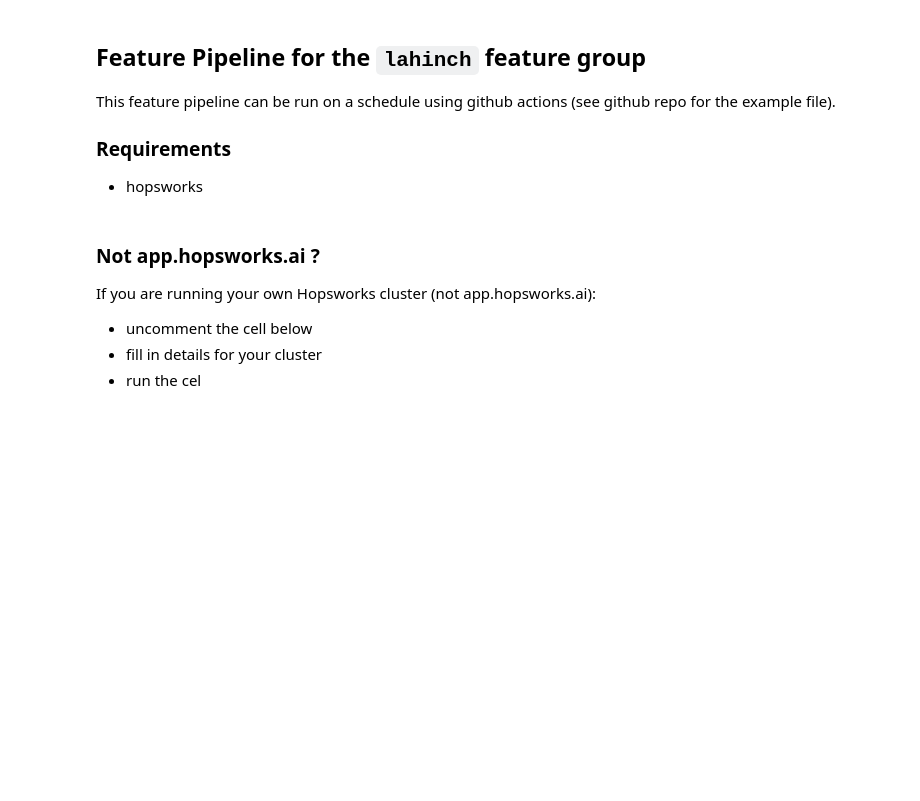
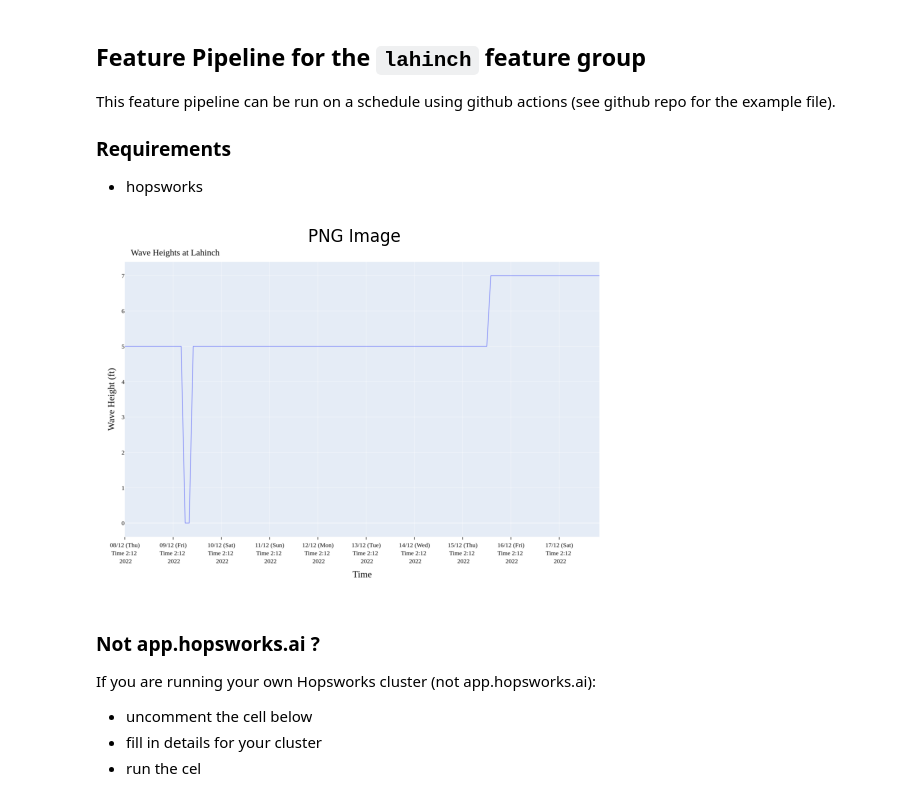
Before and after one commit to jimdowling/cjsurf, a Jupyter notebook: notebooks/surf-report-feature-pipeline.ipynb, the cells around one changed output. Drawn from its saved outputs; the diff is of its cells as text; code cells hidden in the pictures; blank space fills up the shorter version.

Commit message:
added new image

```diff
--- a/notebooks/surf-report-feature-pipeline.ipynb
+++ b/notebooks/surf-report-feature-pipeline.ipynb
@@ -11,3 +12,18 @@ This feature pipeline can be run on a schedule using github actions (see github
+# %%
+from PIL import Image
+import matplotlib.pyplot as plt
+
+# Load the PNG image
+image_path = 'latest_lahinch.png'  # Replace with your actual file path
+image = Image.open(image_path)
+
+# Display the image
+plt.imshow(image)
+plt.axis('off')  # Hide axes
+plt.title("PNG Image")
+plt.show()
+# %% [output]
+[figure, added]
 # %%
 import os
 import re
```
Also changed, not shown: parts of 1 cell of this notebook, 1 other file.
